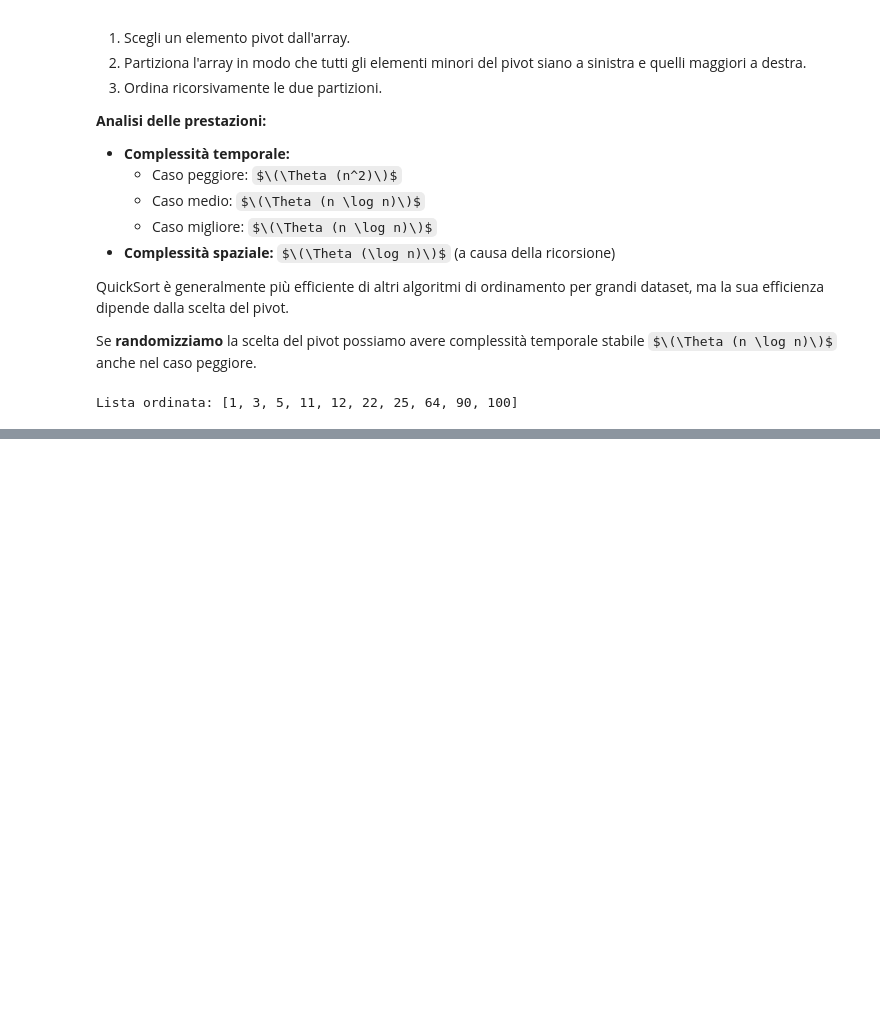
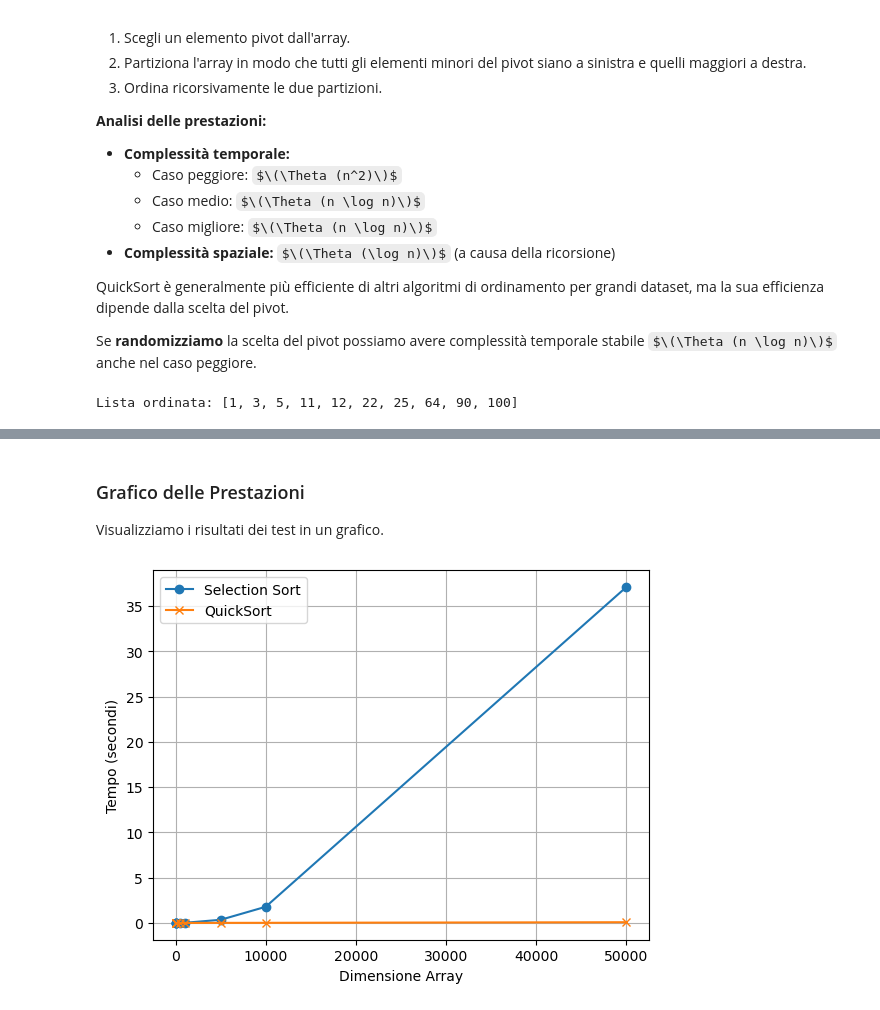
Before and after one commit to apisti01/SelectionVsQuick, a Jupyter notebook: notebook.ipynb, the cells around one changed output, grey strips where cells are left out. Saved outputs shown, nothing was run; the diff lists cells and outputs as text; code cells hidden in the pictures; some formulas as TeX source; blank space fills up the shorter version.

```diff
--- a/notebook.ipynb
+++ b/notebook.ipynb
@@ -91,0 +107,17 @@ Lista ordinata: [1, 3, 5, 11, 12, 22, 25, 64, 90, 100]
+# %%
+def performance_test(array):
+    arr_quicksort = array.copy()
+
+    # Calcolo del tempo di esecuzione per Selection Sort
+    start_time = time.perf_counter()
+    selection_sort(array)
+    end_time = time.perf_counter()
+    selection_time = end_time - start_time
+
+    # Calcolo del tempo di esecuzione per QuickSort
+    start_time = time.perf_counter()
+    randomized_quicksort(arr_quicksort, 0, len(array) - 1)
+    end_time = time.perf_counter()
+    quicksort_time = end_time - start_time
+
+    return selection_time, quicksort_time
@@ -91,0 +127,11 @@ Lista ordinata: [1, 3, 5, 11, 12, 22, 25, 64, 90, 100]
+# %%
+sizes = [5, 10, 50, 100, 500, 1000, 5000, 10000, 50000]
+selection_times = []
+quicksort_times = []
+# %%
+for size in sizes:
+    array = [random.randint(0, 10000) for _ in range(size)] # generazione array casuale di dimensione scelta con valori da 0 a 10000
+    selection_time, quicksort_time = performance_test(array)
+    selection_times.append(selection_time)
+    quicksort_times.append(quicksort_time)
+    print(f"Dimensione array: {size}, Selection Sort: {selection_time:.6f} sec, QuickSort: {quicksort_time:.6f} sec")
@@ -91,0 +148,16 @@ Lista ordinata: [1, 3, 5, 11, 12, 22, 25, 64, 90, 100]
+# %% [markdown]
+### Grafico delle Prestazioni
+
+Visualizziamo i risultati dei test in un grafico.
+# %%
+plt.plot(sizes, selection_times, label='Selection Sort', marker='o')
+plt.plot(sizes, quicksort_times, label='QuickSort', marker='x')
+
+plt.xlabel('Dimensione Array')
+plt.ylabel('Tempo (secondi)')
+plt.legend()
+plt.grid(True)
+
+plt.show()
+# %% [output]
+[figure, added]
```
Also changed, not shown: parts of 13 cells of this notebook.
